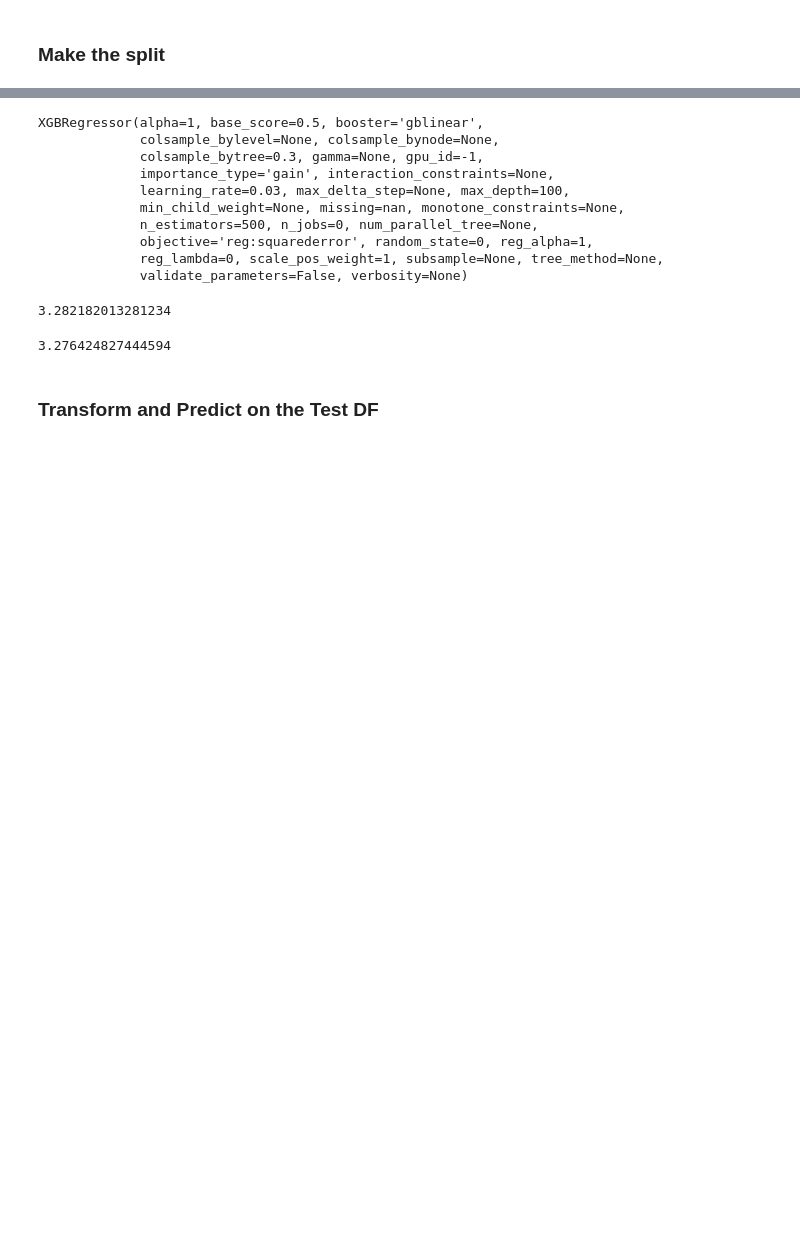
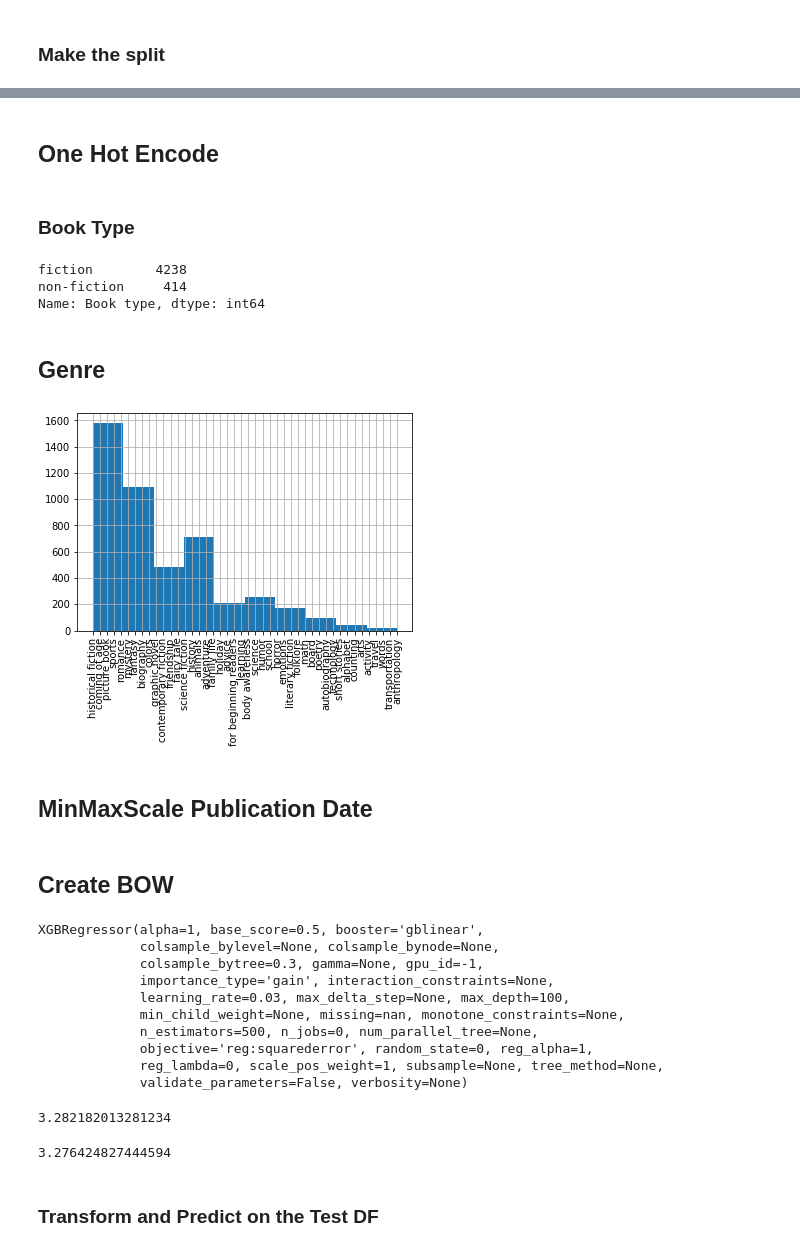
Before and after one commit to educatorsRlearners/book-maturity, a Jupyter notebook: 07_xgboost.ipynb, the cells around one changed output, grey strips where cells are left out. Cells and saved outputs as stored; diff of their text form; code cells hidden in the pictures; blank space fills up the shorter version.

Commit message:
One Hot Encoded several columns

```diff
--- a/07_xgboost.ipynb
+++ b/07_xgboost.ipynb
@@ -35,0 +24,6 @@ df = df.loc[:, ['description', "csm_rating"]]
+# %%
+df = pd.read_csv("csv/book_info_complete.csv")
+df = df.dropna(axis=1)
+df["Publication date"] = df["Publication date"].str[-4:].astype(int)
+df = df.drop("Last updated", axis=1)
+df.info()
@@ -36,5 +45,8 @@ df = df.loc[:, ['description', "csm_rating"]]
 # %% [markdown]
 ### Lower and remove stop words
 # %%
-df.loc[:, "description"] = df.loc[:, "description"].str.lower()
-df['description'] = df['description'].apply(lambda x: ' '.join([item for item in x.split() if item not in stop]))
+columns = ['title', "description", "plot", "csm_review", "need_to_know"]
+
+df = df.applymap(lambda x: x.lower() if type(x) == str else x)
+
+df[columns] = df[columns].applymap(lambda x: ' '.join([item for item in x.split() if item not in stop]))
@@ -60,0 +82,10 @@ test_data.shape
+# %% [markdown]
+## One Hot Encode
+# %% [markdown]
+### Book Type
+# %%
+train_data["Book type"].value_counts()
+# %% [output]
+fiction        4238
+non-fiction     414
+Name: Book type, dtype: int64
@@ -60,0 +99,6 @@ test_data.shape
+# %% [markdown]
+## Genre
+# %%
+train_data["Genre"].hist(xrot=90);
+# %% [output]
+[figure, added]
@@ -60,0 +112,2 @@ test_data.shape
+# %% [markdown]
+## MinMaxScale Publication Date
@@ -61,3 +121,5 @@ test_data.shape
+# %% [markdown]
+## Create BOW
 # %%
 #instantiate CountVectorizer()
 cv=CountVectorizer(min_df=2)
```
Also changed, not shown: parts of 11 cells of this notebook.
